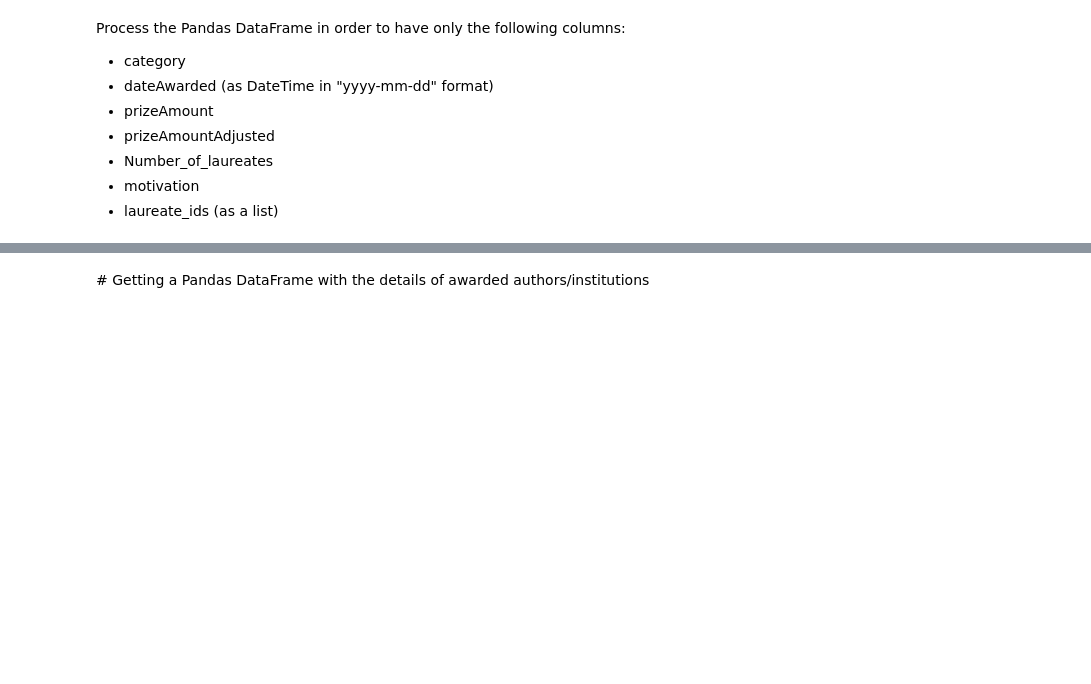
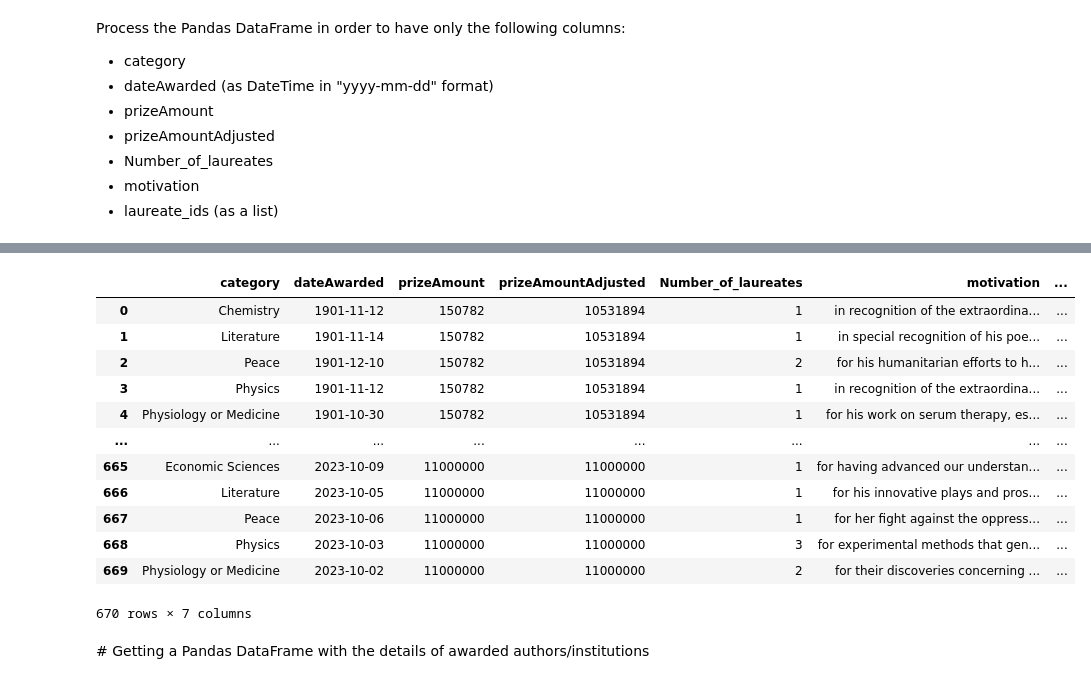
Before and after one commit to isg75/lab-apis, a Jupyter notebook: lab_apis.ipynb, the cells around one changed output, grey strips where cells are left out. Cells and saved outputs as stored; diff of their text form; code cells hidden in the pictures; blank space fills up the shorter version.

```diff
--- a/lab_apis.ipynb
+++ b/lab_apis.ipynb
@@ -78,3 +63,40 @@ if response.status_code == 200:
+# %%
+url = "http://api.nobelprize.org/2.1/nobelPrizes?limit=100000"
+
+response = requests.get(url)
+
+if response.status_code == 200:
+    prizes_list = response.json()['nobelPrizes']
+    list(prizes_list)
+    df = pd.DataFrame(prizes_list)
+    df_2 = pd.DataFrame({
+        'category': df['category'].apply(lambda x: x['en']),  # Extract the 'en' (English) field
+        'dateAwarded': pd.to_datetime(df['dateAwarded']),  # Convert to DateTime
+        'prizeAmount': df['prizeAmount'],
+        'prizeAmountAdjusted': df['prizeAmountAdjusted'],
+        'Number_of_laureates': df['laureates'].apply(lambda x: len(x) if isinstance(x, list) else 0),  # Count number of laureates
+        'motivation': df['laureates'].apply(lambda x: "; ".join([l['motivation']['en'] for l in x if 'motivation' in l]) if isinstance(x, list) else ""), #Combine motivations
+        'laureate_ids': df['laureates'].apply(lambda x: [l['id'] for l in x] if isinstance(x, list) else [])  # Extract laureate IDs as a list
+    })
+
+else:
+    print(f"Failed to retrieve data. Status code: {response.status_code}")
+
+df_2
+# %% [output]
+|  | category | dateAwarded | prizeAmount | prizeAmountAdjusted | Number_of_laureates | motivation | ... |
+| 0 | Chemistry | 1901-11-12 | 150782 | 10531894 | 1 | in recognition of the extraordina... | ... |
+| 1 | Literature | 1901-11-14 | 150782 | 10531894 | 1 | in special recognition of his poe... | ... |
+| 2 | Peace | 1901-12-10 | 150782 | 10531894 | 2 | for his humanitarian efforts to h... | ... |
+| 3 | Physics | 1901-11-12 | 150782 | 10531894 | 1 | in recognition of the extraordina... | ... |
+| 4 | Physiology or Medicine | 1901-10-30 | 150782 | 10531894 | 1 | for his work on serum therapy, es... | ... |
+| ... | ... | ... | ... | ... | ... | ... | ... |
+| 665 | Economic Sciences | 2023-10-09 | 11000000 | 11000000 | 1 | for having advanced our understan... | ... |
+| 666 | Literature | 2023-10-05 | 11000000 | 11000000 | 1 | for his innovative plays and pros... | ... |
+| 667 | Peace | 2023-10-06 | 11000000 | 11000000 | 1 | for her fight against the oppress... | ... |
+| 668 | Physics | 2023-10-03 | 11000000 | 11000000 | 3 | for experimental methods that gen... | ... |
+| 669 | Physiology or Medicine | 2023-10-02 | 11000000 | 11000000 | 2 | for their discoveries concerning ... | ... |
+670 rows × 7 columns
 # %% [markdown]
 # Getting a Pandas DataFrame with the details of awarded authors/institutions
 # %% [markdown]
```
Also changed, not shown: parts of 7 cells of this notebook.
